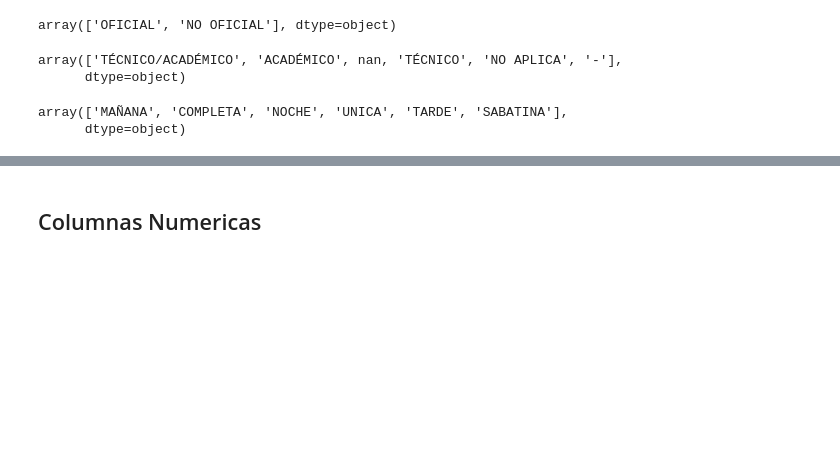
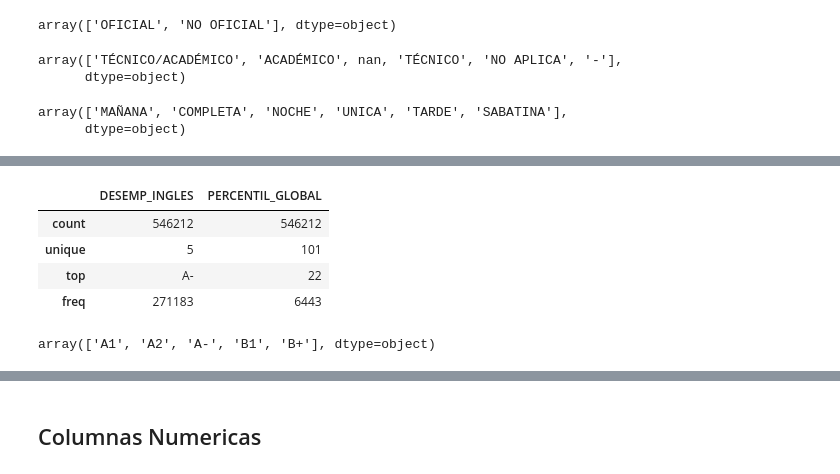
Before and after one commit to juanjaramillo98/Seminario, a Jupyter notebook: momentos_evaluativos/ME03-G02-1216727112-1152706601/ME03-G02-notebook.ipynb, the cells around one changed output, grey strips where cells are left out. Drawn from its saved outputs; the diff is of its cells as text; code cells hidden in the pictures; blank space fills up the shorter version.

```diff
--- a/momentos_evaluativos/ME03-G02-1216727112-1152706601/ME03-G02-notebook.ipynb
+++ b/momentos_evaluativos/ME03-G02-1216727112-1152706601/ME03-G02-notebook.ipynb
@@ -254,0 +252,12 @@ filters.update(
+# %%
+df[restante_texto_cols].describe()
+# %% [output]
+|  | DESEMP_INGLES | PERCENTIL_GLOBAL |
+| count | 546212 | 546212 |
+| unique | 5 | 101 |
+| top | A- | 22 |
+| freq | 271183 | 6443 |
+# %%
+df['DESEMP_INGLES'].unique()
+# %% [output]
+array(['A1', 'A2', 'A-', 'B1', 'B+'], dtype=object)
```
Also changed, not shown: parts of 23 cells of this notebook.
